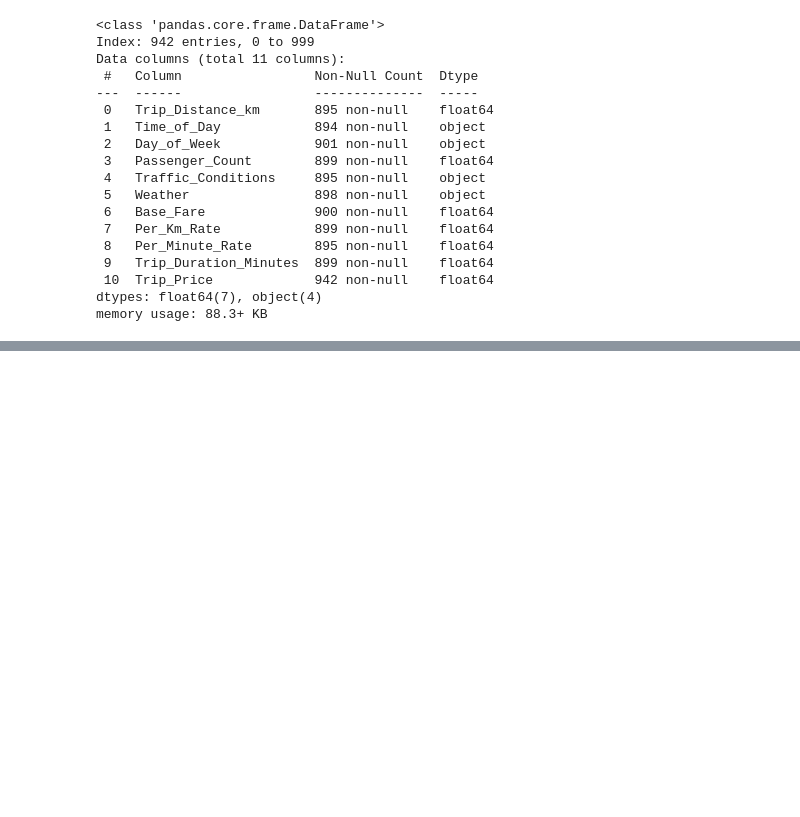
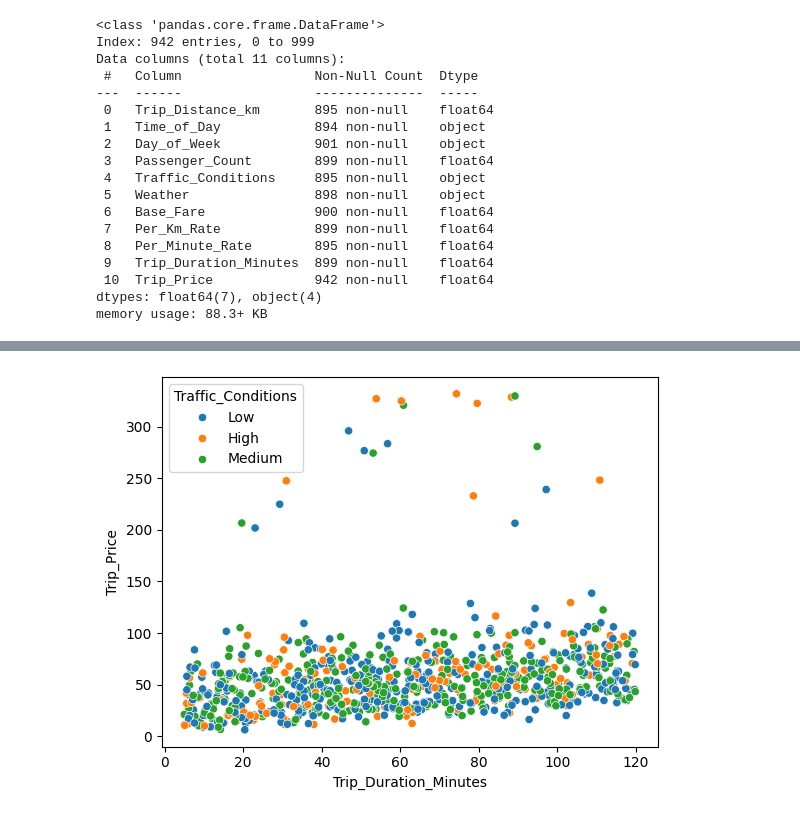
Before and after one commit to SusannaR11/taxipred-prediction-fullstack-SUSANNA-ROKKA-OPA24, a Jupyter notebook: explorations/feature_engineering.ipynb, the cells around one changed output, grey strips where cells are left out. Saved outputs shown, nothing was run; the diff lists cells and outputs as text; code cells hidden in the pictures; blank space fills up the shorter version.

```diff
--- a/explorations/feature_engineering.ipynb
+++ b/explorations/feature_engineering.ipynb
@@ -158,0 +180,8 @@ memory usage: 88.3+ KB
+# %%
+# Durations vs Price with traffic_conditions
+sns.scatterplot(data=df_clean, x="Trip_Duration_Minutes", y="Trip_Price", hue="Traffic_Conditions")
+plt.show()
+
+# anytime price is above 150 is an outlier irrespective of traffic conditions
+# %% [output]
+[figure, added]
```
Also changed, not shown: parts of 4 cells of this notebook.
